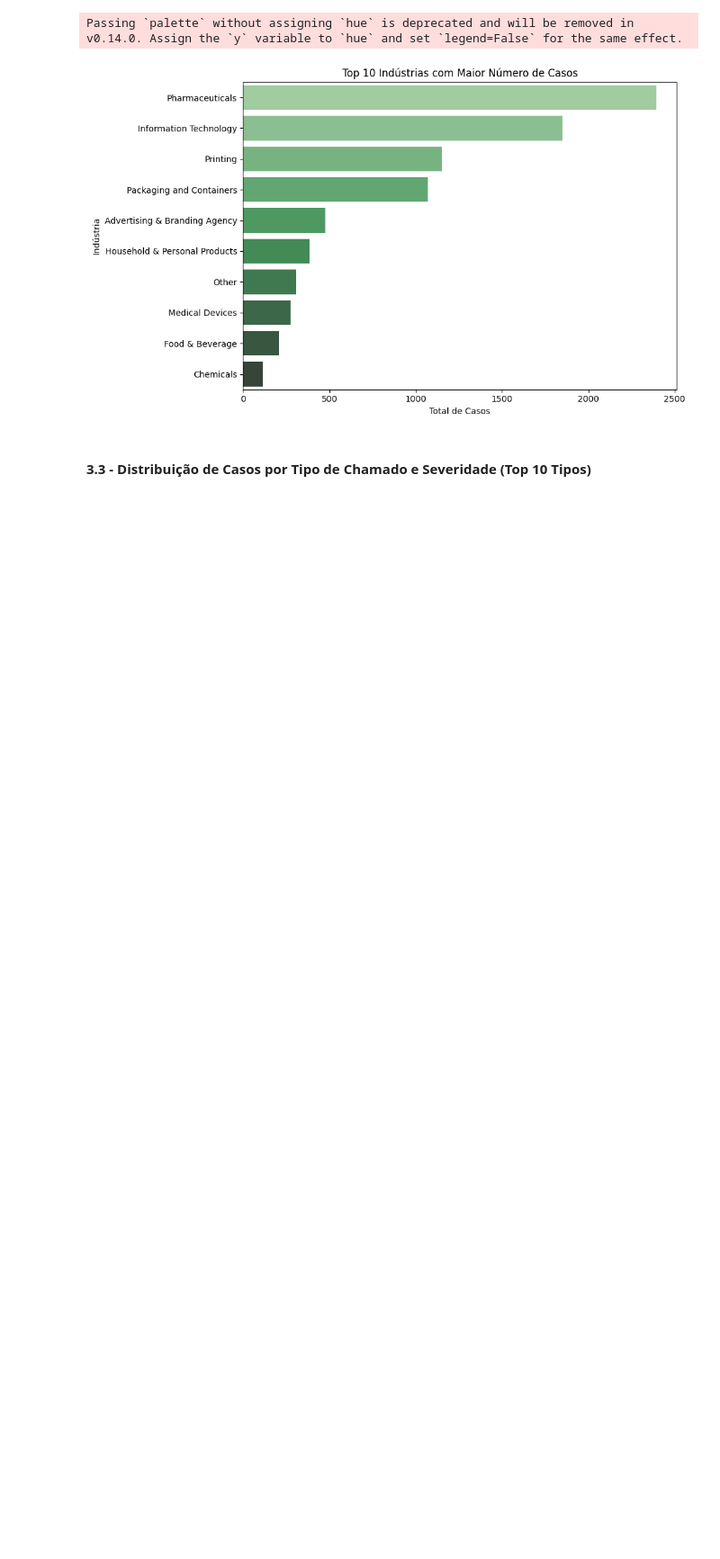
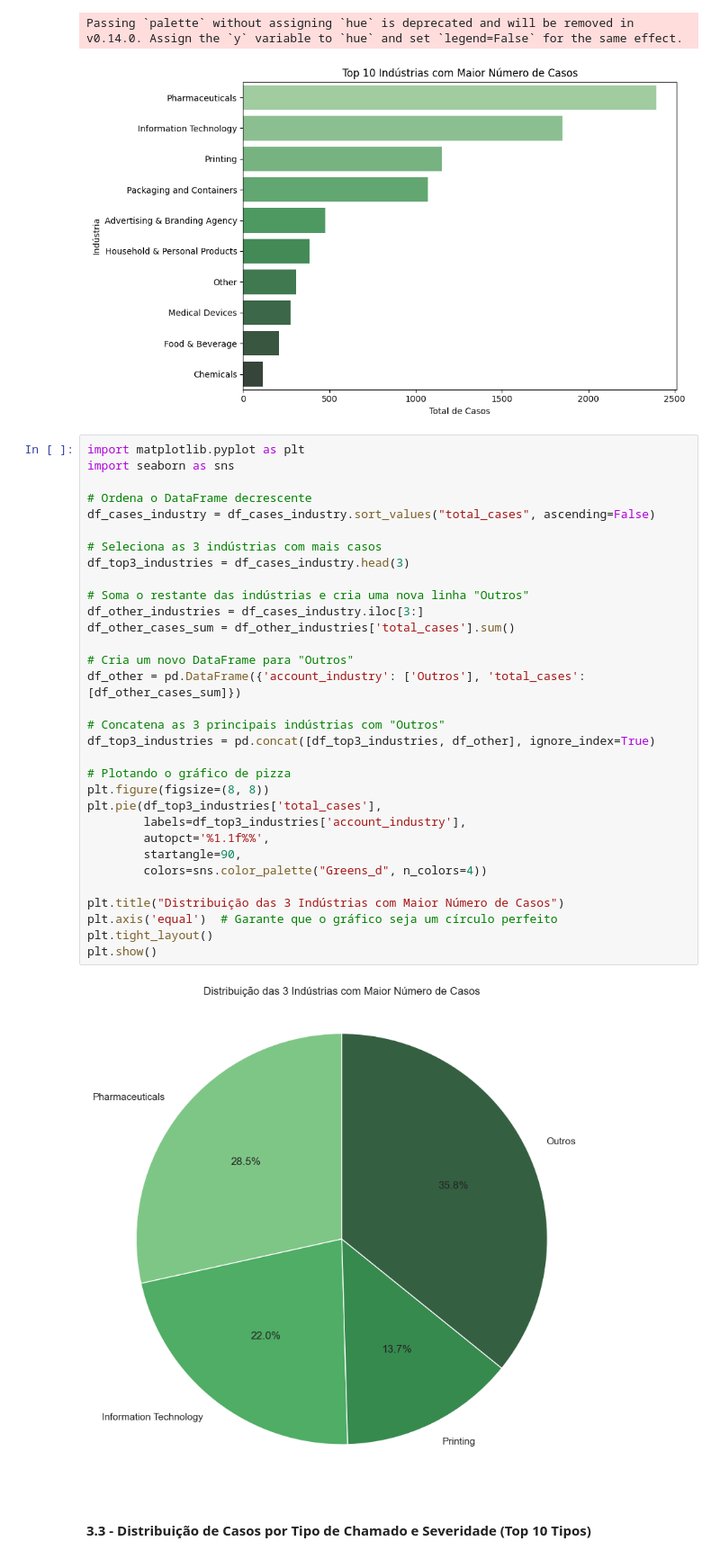
Before and after one commit to pedrogabrielf/Customer_data_analysis, a Jupyter notebook: project2.ipynb, the cells around one changed output. Shown at 90% size. Saved outputs shown, nothing was run; the diff lists cells and outputs as text; blank space fills up the shorter version.

```diff
--- a/project2.ipynb
+++ b/project2.ipynb
@@ -1112,6 +1114,40 @@ plt.show()
 # %% [output]
 Passing `palette` without assigning `hue` is deprecated and will be removed in v0.14.0. Assign the `y` variable to `hue` and set `legend=False` for the same effect.
 [figure]
+# %%
+import matplotlib.pyplot as plt
+import seaborn as sns
+
+# Ordena o DataFrame decrescente
+df_cases_industry = df_cases_industry.sort_values("total_cases", ascending=False)
+
+# Seleciona as 3 indústrias com mais casos
+df_top3_industries = df_cases_industry.head(3)
+
+# Soma o restante das indústrias e cria uma nova linha "Outros"
+df_other_industries = df_cases_industry.iloc[3:]
+df_other_cases_sum = df_other_industries['total_cases'].sum()
+
+# Cria um novo DataFrame para "Outros"
+df_other = pd.DataFrame({'account_industry': ['Outros'], 'total_cases': [df_other_cases_sum]})
+
+# Concatena as 3 principais indústrias com "Outros"
+df_top3_industries = pd.concat([df_top3_industries, df_other], ignore_index=True)
+
+# Plotando o gráfico de pizza
+plt.figure(figsize=(8, 8))
+plt.pie(df_top3_industries['total_cases'],
+        labels=df_top3_industries['account_industry'],
+        autopct='%1.1f%%',
+        startangle=90,
+        colors=sns.color_palette("Greens_d", n_colors=4))
+
+plt.title("Distribuição das 3 Indústrias com Maior Número de Casos")
+plt.axis('equal')  # Garante que o gráfico seja um círculo perfeito
+plt.tight_layout()
+plt.show()
+# %% [output]
+[figure, added]
 # %% [markdown]
 #### 3.3 - Distribuição de Casos por Tipo de Chamado e Severidade (Top 10 Tipos)
 # %%
```
Also changed, not shown: parts of 12 cells of this notebook, 1 other file.
